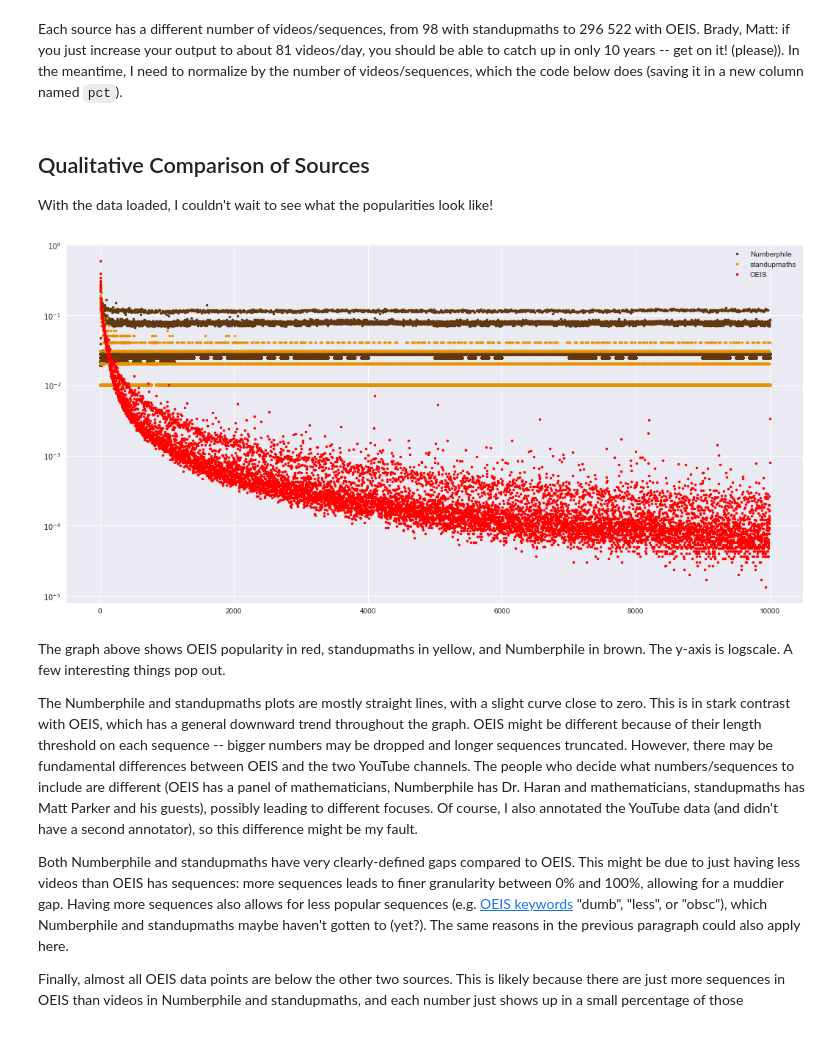
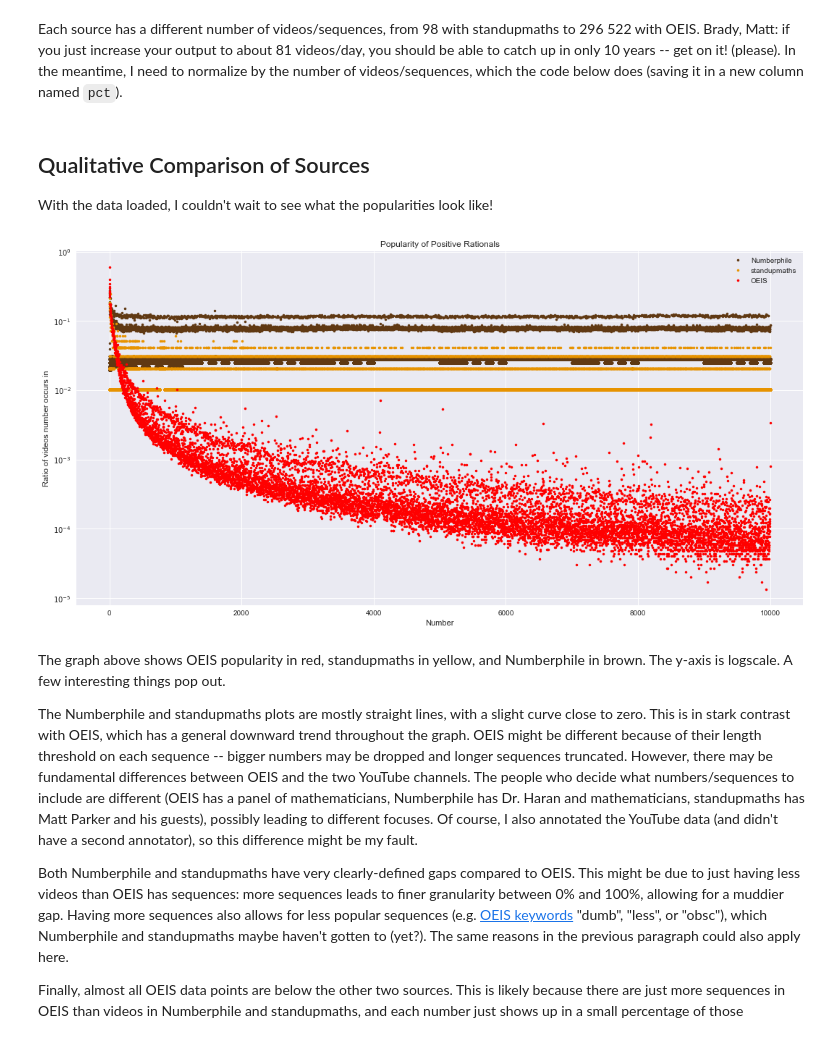
Before and after one commit to lipschultz/diabicus, a Jupyter notebook: number-analysis/Popular Numbers.ipynb, the cells around one changed output. Drawn from its saved outputs; the diff is of its cells as text; code cells hidden in the pictures.

```diff
--- a/number-analysis/Popular Numbers.ipynb
+++ b/number-analysis/Popular Numbers.ipynb
@@ -91,7 +91,7 @@ df_positive_rational = pd.read_sql_query('''SELECT V.source, C.real_part AS numb
                                             GROUP BY V.source, C.real_part''',
                                          conn)
 # %% [markdown]
-Each source has a different number of videos/sequences, from 98 with standupmaths to 296 522 with OEIS.  Brady, Matt: if you just increase your output to about 81 videos/day, you should be able to catch up in only 10 years -- get on it! (please)). In the meantime, I need to normalize by the number of videos/sequences, which the code below does (saving it in a new column named `pct`).
+Each source has a different number of videos/sequences, from 98 with standupmaths to 296 522 with OEIS.  Brady, Matt: if you just increase your output to about 81 videos/day, you should be able to catch up in only 10 years -- get on it! (please). In the meantime, I need to normalize by the number of videos/sequences, which the code below does (saving it in a new column named `pct`).
 # %%
 df_source = pd.read_sql_query('''SELECT source, COUNT(*) as total
                                  FROM videos
@@ -111,15 +111,18 @@ sns.set()
 plt.rcParams["figure.figsize"] = (18, 9)
 
 colors = {'Numberphile': '#603913', 'standupmaths': '#e79300', 'OEIS': '#ff0000'}
-
-for source, color in colors.items():
-    d = df_positive_rational[df_positive_rational['source'] == source]
-    plt.semilogy(d.number, d['pct'], marker='.', linestyle='', label=source, color=color)
-
-plt.legend()
-plt.show()
-# %% [output]
-[figure, removed]
+# %%
+for source, color in colors.items():
+    d = df_positive_rational[df_positive_rational['source'] == source]
+    plt.semilogy(d.number, d['pct'], marker='.', linestyle='', label=source, color=color)
+
+plt.legend()
+plt.xlabel('Number')
+plt.ylabel('Ratio of videos number occurs in')
+plt.title('Popularity of Positive Rationals')
+plt.show()
+# %% [output]
+[figure, added]
 # %% [markdown]
 The graph above shows OEIS popularity in red, standupmaths in yellow, and Numberphile in brown.  The y-axis is logscale.  A few interesting things pop out.
 
```
Also changed, not shown: parts of 70 cells of this notebook, 1 other file.
